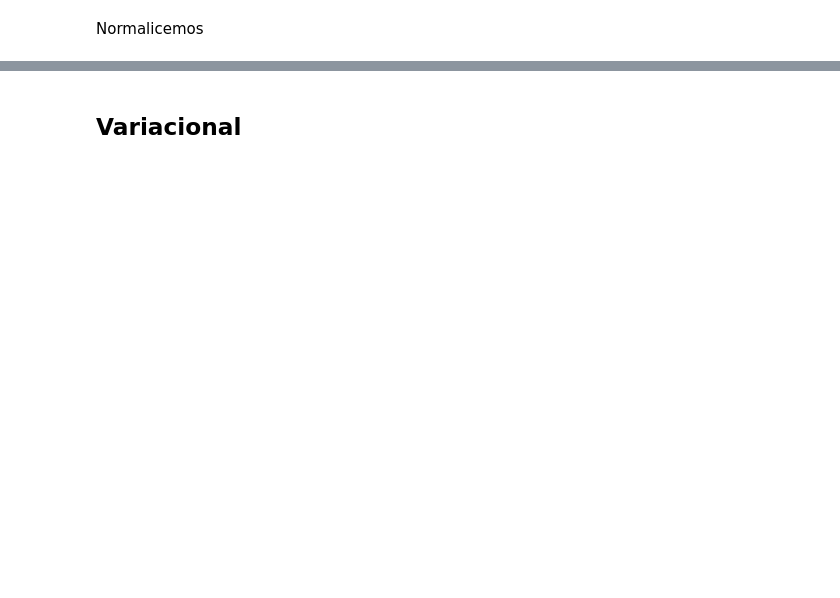
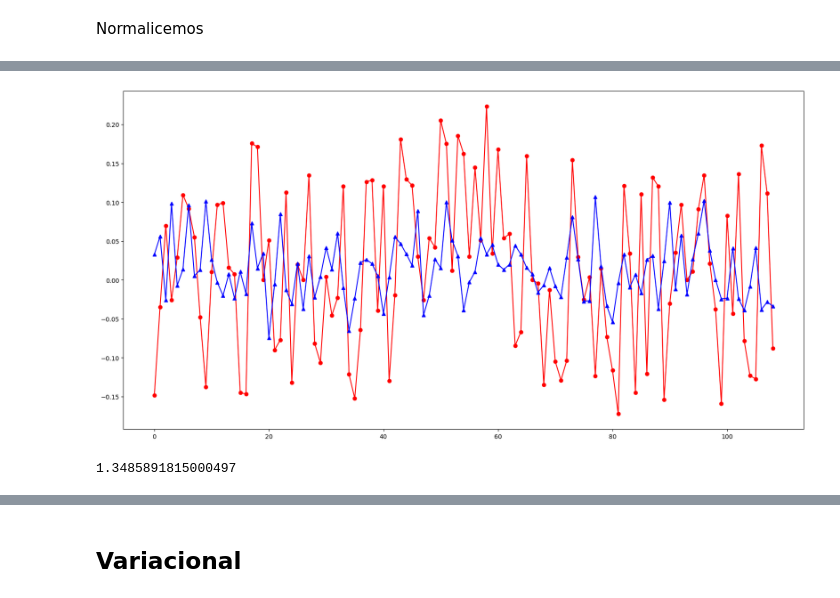
Before and after one commit to MiklosLaszlo/TFG, a Jupyter notebook: TFG_programacion/ajustes/QVR_y_Regressor_first.ipynb, the cells around one changed output, grey strips where cells are left out. Cells and saved outputs as stored; diff of their text form; code cells hidden in the pictures; blank space fills up the shorter version.

```diff
--- a/TFG_programacion/ajustes/QVR_y_Regressor_first.ipynb
+++ b/TFG_programacion/ajustes/QVR_y_Regressor_first.ipynb
@@ -355,0 +320,9 @@ np.sum( (objetivo_test - y_)**2)/len(objetivo_test)
+# %%
+plt.figure(figsize=(20,10))
+plt.plot(espacio[:conjunto_train.shape[0]-1] ,objetivo_train[:conjunto_train.shape[0]-1], marker='o',color='red', label='Verdaderos')
+plt.plot(espacio[:conjunto_train.shape[0]-1],(y_[1:]) , color='blue', marker='^', label='Predicciones')
+plt.show()
+np.sum( (objetivo_train[:conjunto_train.shape[0]-1] - y_[1:])**2)/(len(objetivo_train)-1)
+# %% [output]
+[figure, added]
+1.3485891815000497
```
Also changed, not shown: parts of 27 cells of this notebook, 3 other files.
